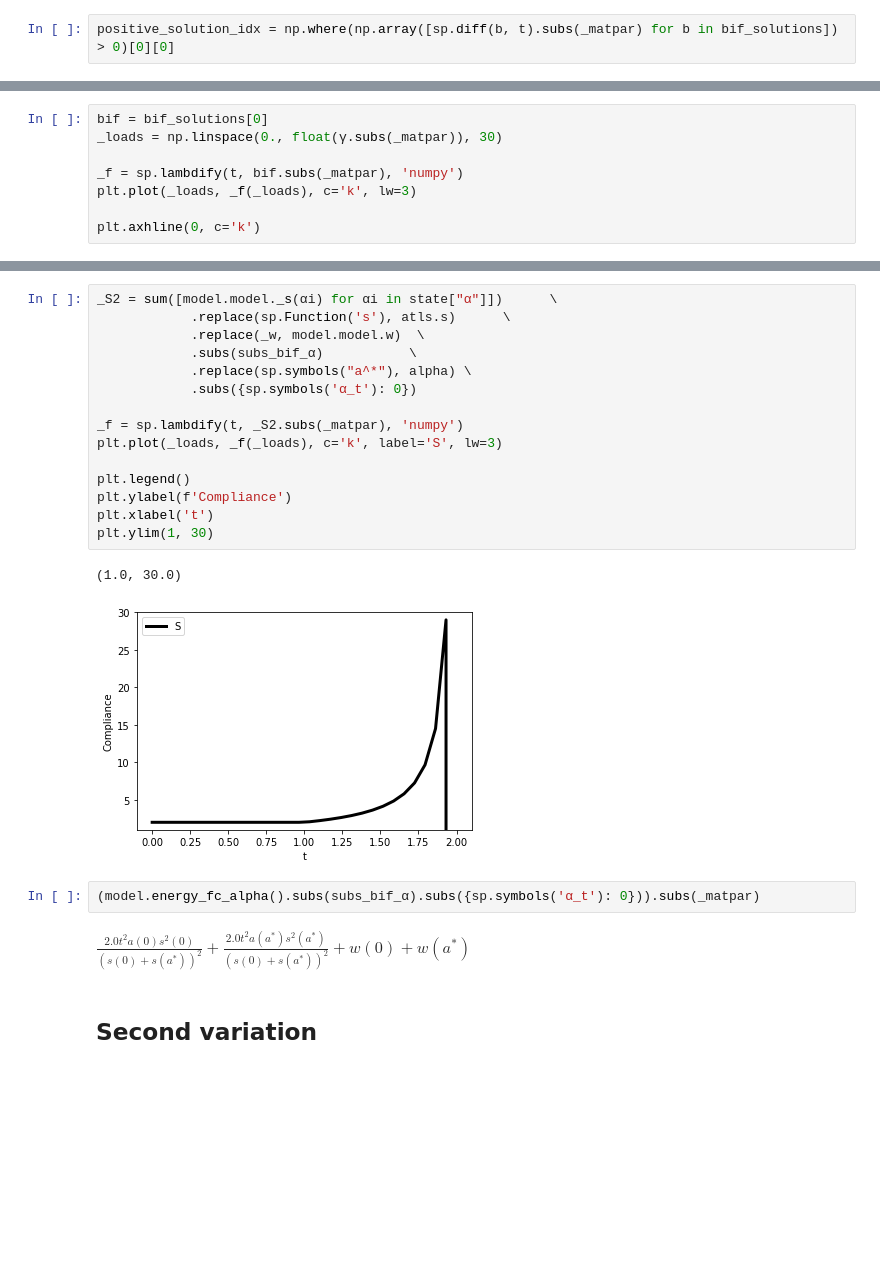
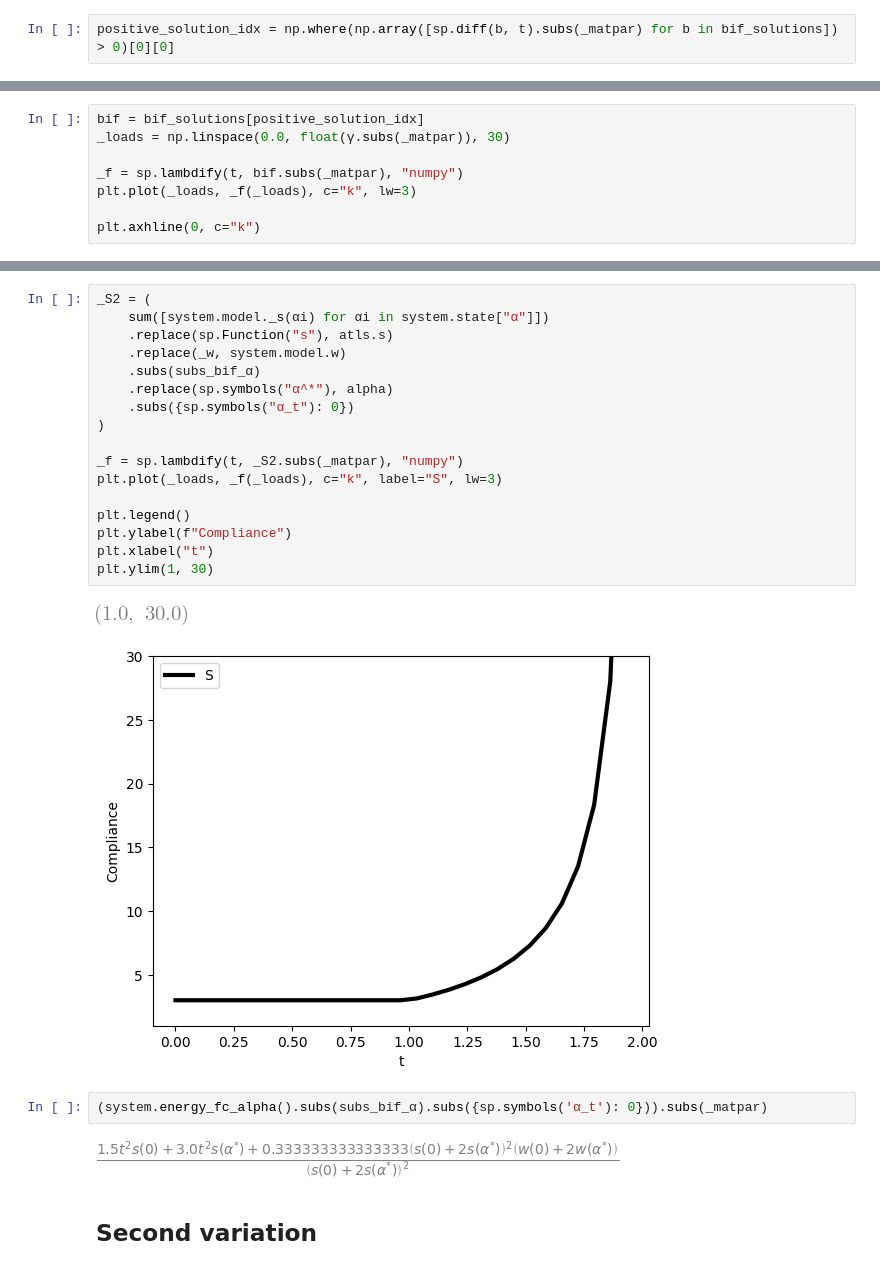
Before and after one commit to kumiori/indiscrete, a Jupyter notebook: playground/discrete-bar-symbolic.ipynb, the cells around one changed output, grey strips where cells are left out. Cells and saved outputs as stored; diff of their text form; blank space fills up the shorter version.

```diff
--- a/playground/discrete-bar-symbolic.ipynb
+++ b/playground/discrete-bar-symbolic.ipynb
@@ -917,10 +927,10 @@ $\displaystyle \frac{3.0 t}{\sqrt{w_{1}}} + 3.0$
 # %%
-bif = bif_solutions[0]
-_loads = np.linspace(0., float(γ.subs(_matpar)), 30)
+bif = bif_solutions[positive_solution_idx]
+_loads = np.linspace(0.0, float(γ.subs(_matpar)), 30)
 
-_f = sp.lambdify(t, bif.subs(_matpar), 'numpy')
-plt.plot(_loads, _f(_loads), c='k', lw=3)
+_f = sp.lambdify(t, bif.subs(_matpar), "numpy")
+plt.plot(_loads, _f(_loads), c="k", lw=3)
 
-plt.axhline(0, c='k')
+plt.axhline(0, c="k")
 # %% [output]
 <matplotlib.lines.Line2D at 0x...>
@@ -1029,25 +1054,27 @@ plt.ylim(1, 30)
 # %%
-_S2 = sum([model.model._s(αi) for αi in state["α"]])      \
-            .replace(sp.Function('s'), atls.s)      \
-            .replace(_w, model.model.w)  \
-            .subs(subs_bif_α)           \
-            .replace(sp.symbols("a^*"), alpha) \
-            .subs({sp.symbols('α_t'): 0})
+_S2 = (
+    sum([system.model._s(αi) for αi in system.state["α"]])
+    .replace(sp.Function("s"), atls.s)
+    .replace(_w, system.model.w)
+    .subs(subs_bif_α)
+    .replace(sp.symbols("α^*"), alpha)
+    .subs({sp.symbols("α_t"): 0})
+)
 
-_f = sp.lambdify(t, _S2.subs(_matpar), 'numpy')
-plt.plot(_loads, _f(_loads), c='k', label='S', lw=3)
+_f = sp.lambdify(t, _S2.subs(_matpar), "numpy")
+plt.plot(_loads, _f(_loads), c="k", label="S", lw=3)
 
 plt.legend()
-plt.ylabel(f'Compliance')
-plt.xlabel('t')
+plt.ylabel(f"Compliance")
+plt.xlabel("t")
 plt.ylim(1, 30)
 # %% [output]
-(1.0, 30.0)
-[figure, old version]
+[figure, new version]
+[figure, added]
 # %%
-(model.energy_fc_alpha().subs(subs_bif_α).subs({sp.symbols('α_t'): 0})).subs(_matpar)
+(system.energy_fc_alpha().subs(subs_bif_α).subs({sp.symbols('α_t'): 0})).subs(_matpar)
 # %% [output]
-$\displaystyle \frac{2.0 t^{2} a{\left(0 \right)} s^{2}{\left(0 \right)}}{\left(s{\left(0 \right)} + s{\left(a^{*} \right)}\right)^{2}} + \frac{2.0 t^{2} a{\left(a^{*} \right)} s^{2}{\left(a^{*} \right)}}{\left(s{\left(0 \right)} + s{\left(a^{*} \right)}\right)^{2}} + w{\left(0 \right)} + w{\left(a^{*} \right)}$
+[figure, added]
 # %% [markdown]
 ## Second variation
 # %%
```
Also changed, not shown: parts of 43 cells of this notebook.
